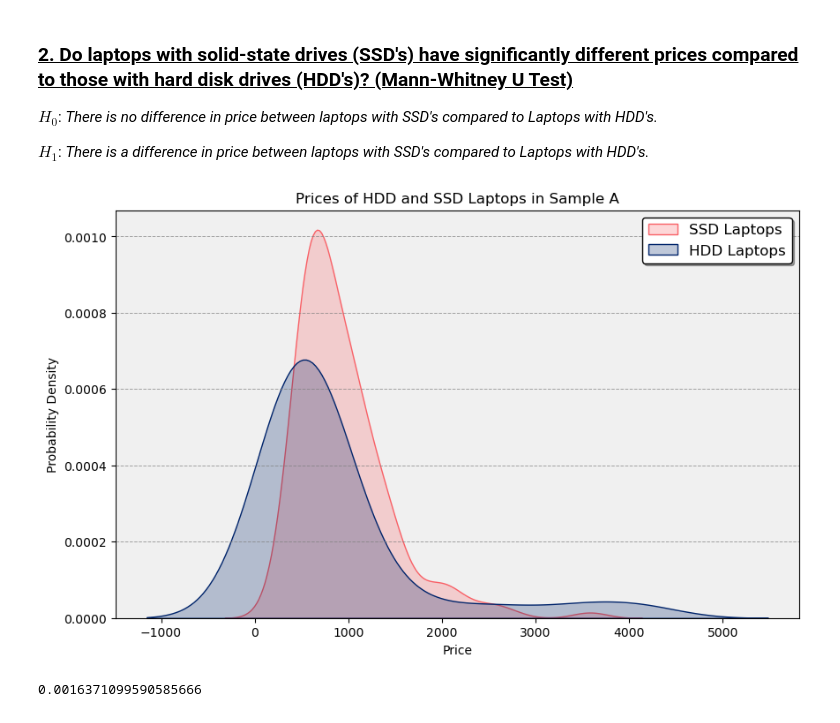
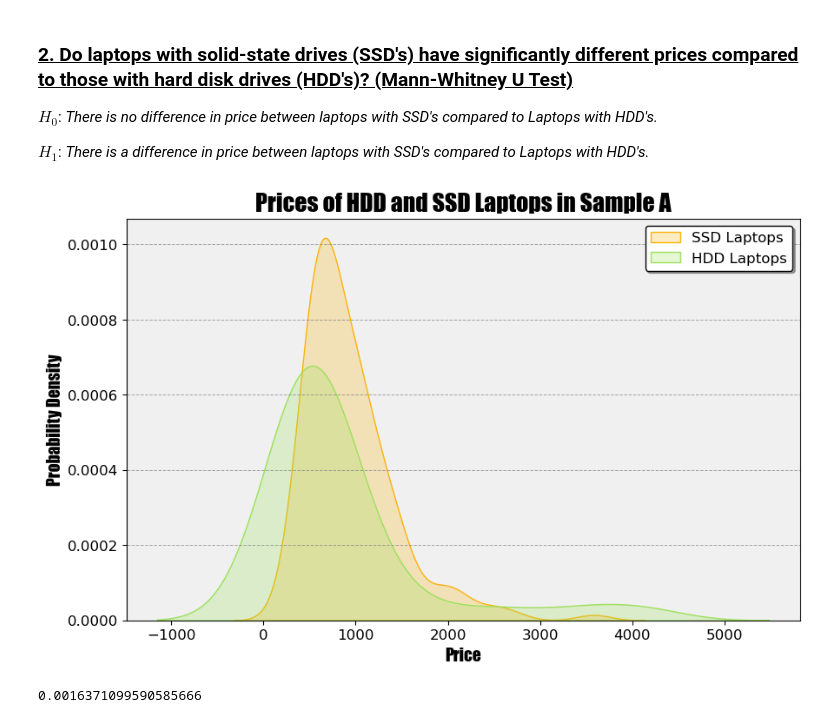
Before and after one commit to chrisheimbuch/laptops-specs-eda, a Jupyter notebook: Laptop Specs EDA.ipynb, the cells around one changed output. Cells and saved outputs as stored; diff of their text form; code cells hidden in the pictures.

```diff
--- a/Laptop Specs EDA.ipynb
+++ b/Laptop Specs EDA.ipynb
@@ -722,32 +816,35 @@ $H_1$: _There is a difference in price between laptops with SSD's compared to La
 # %%
 sample_ssd = df_sample_a[(df_sample_a['solid_state_drive'] != "0 GB") & (df_sample_a['hard_disk_drive'] == "0 GB")]['latest_price_usd']
 sample_hdd = df_sample_a[(df_sample_a['solid_state_drive'] == "0 GB") & (df_sample_a['hard_disk_drive'] != "0 GB")]['latest_price_usd']
 
 #Set up the plot
 plt.figure(figsize=(10, 6))
 
 #KDE plot
-sns.kdeplot(data=sample_ssd, x=sample_ssd, color='#F96167', label="SSD Laptops", fill=True)
-sns.kdeplot(data=sample_hdd, x=sample_hdd, color='#00246B', label="HDD Laptops", fill=True)
+sns.kdeplot(data=sample_ssd, x=sample_ssd, color='#fbb30b', label="SSD Laptops", fill=True)
+sns.kdeplot(data=sample_hdd, x=sample_hdd, color='#9ce15b', label="HDD Laptops", fill=True)
 
-#Labeling axes
-plt.title("Prices of HDD and SSD Laptops in Sample A")
-plt.xlabel('Price')
-plt.ylabel('Probability Density')
+#Labeling axes, customizing font sizes and styles, adjust tick sizes, and setting face color to the ax.
+plt.title("Prices of HDD and SSD Laptops in Sample A", fontdict=font3)
+plt.xlabel('Price', fontdict=font4)
+plt.ylabel('Probability Density', fontdict=font4)
+plt.xticks(fontsize=12)
+plt.yticks(fontsize=12)
+
 
 ax = plt.gca()
 ax.set_facecolor('#f0f0f0')
 
 
 # Add legend
 plt.grid(True, which='both', axis='y', linestyle='--', linewidth=0.7, color='gray', alpha=0.7)
 plt.legend(loc='upper right', fontsize=12, frameon=True, fancybox=True, shadow=True, facecolor='white', edgecolor='black')
 
 plt.show()
 
 #The KDE plot is assuming some negative values, despite there being no negative values.
 # %% [output]
-[figure, old version]
+[figure, new version]
 # %%
 stat, p_val = mannwhitneyu(sample_ssd, sample_hdd)
 print(p_val)
```
Also changed, not shown: parts of 32 cells of this notebook, 3 other files.
